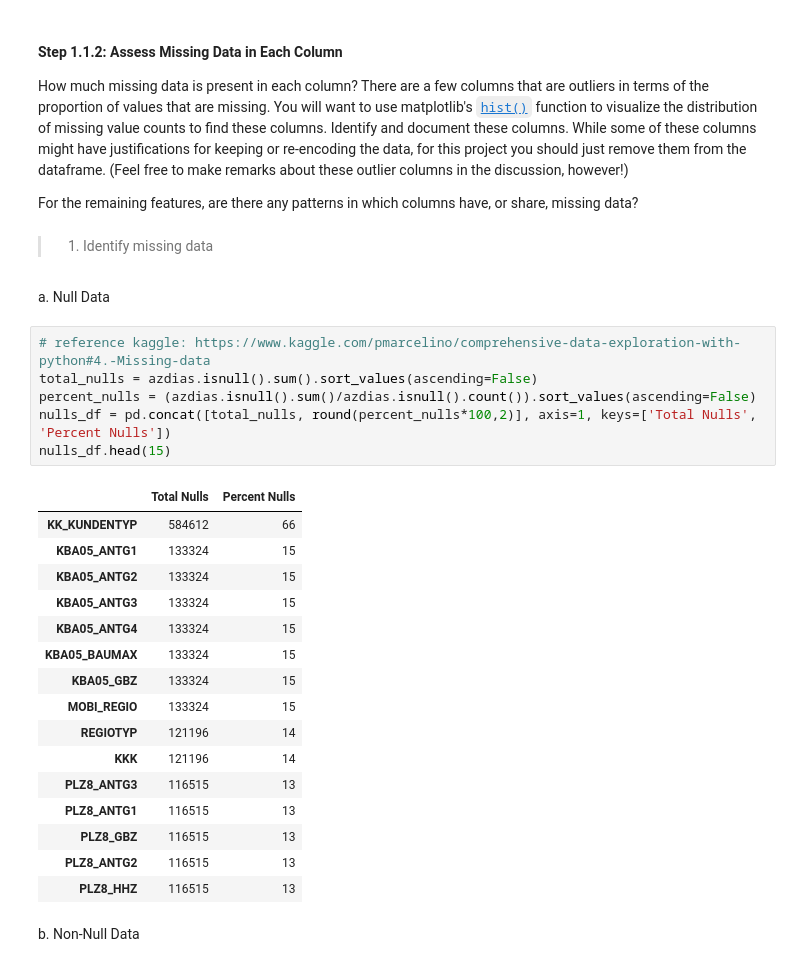
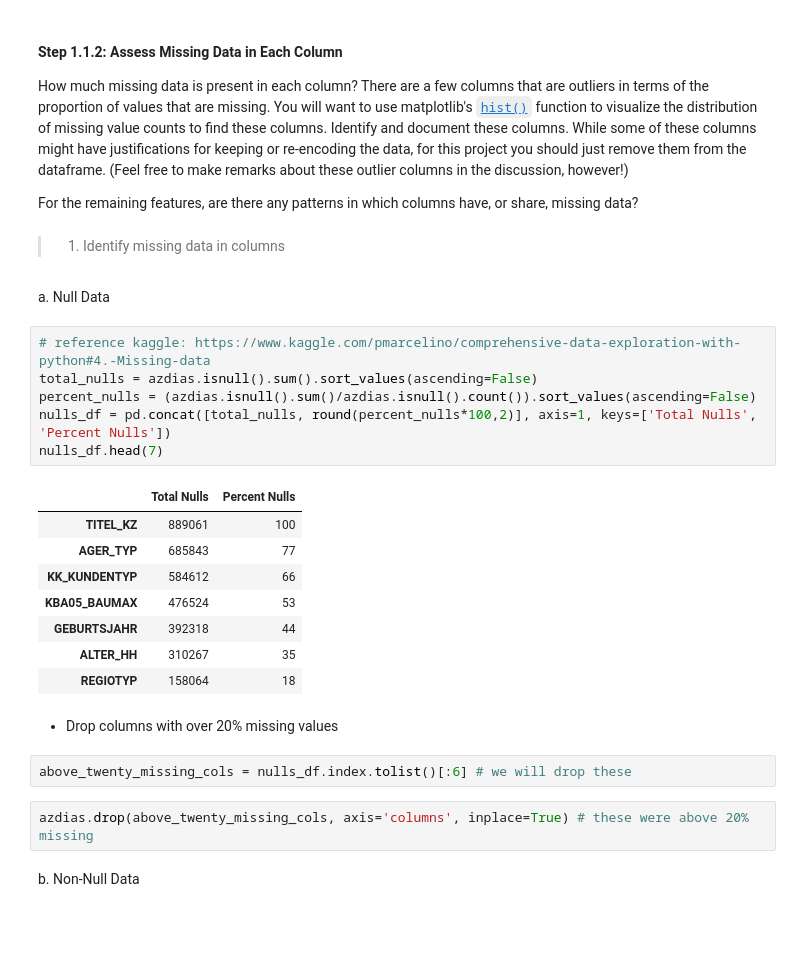
Before and after one commit to MJOAN/Udacity-ML-P5, a Jupyter notebook: Identify_Customer_Segments.ipynb, the cells around one changed output. Drawn from its saved outputs; the diff is of its cells as text; blank space fills up the shorter version.

```diff
--- a/Identify_Customer_Segments.ipynb
+++ b/Identify_Customer_Segments.ipynb
@@ -124,32 +82,30 @@ How much missing data is present in each column? There are a few columns that ar
 
 For the remaining features, are there any patterns in which columns have, or share, missing data?
 # %% [markdown]
-> 1. Identify missing data
+> 1. Identify missing data in columns
 # %% [markdown]
 a. Null Data
 # %%
 # reference kaggle: https://www.kaggle.com/pmarcelino/comprehensive-data-exploration-with-python#4.-Missing-data
 total_nulls = azdias.isnull().sum().sort_values(ascending=False)
 percent_nulls = (azdias.isnull().sum()/azdias.isnull().count()).sort_values(ascending=False)
 nulls_df = pd.concat([total_nulls, round(percent_nulls*100,2)], axis=1, keys=['Total Nulls', 'Percent Nulls'])
-nulls_df.head(15)
+nulls_df.head(7)
 # %% [output]
 |  | Total Nulls | Percent Nulls |
+| TITEL_KZ | 889061 | 100 |
+| AGER_TYP | 685843 | 77 |
 | KK_KUNDENTYP | 584612 | 66 |
-| KBA05_ANTG1 | 133324 | 15 |
-| KBA05_ANTG2 | 133324 | 15 |
-| KBA05_ANTG3 | 133324 | 15 |
-| KBA05_ANTG4 | 133324 | 15 |
-| KBA05_BAUMAX | 133324 | 15 |
-| KBA05_GBZ | 133324 | 15 |
-| MOBI_REGIO | 133324 | 15 |
-| REGIOTYP | 121196 | 14 |
-| KKK | 121196 | 14 |
-| PLZ8_ANTG3 | 116515 | 13 |
-| PLZ8_ANTG1 | 116515 | 13 |
-| PLZ8_GBZ | 116515 | 13 |
-| PLZ8_ANTG2 | 116515 | 13 |
-| PLZ8_HHZ | 116515 | 13 |
+| KBA05_BAUMAX | 476524 | 53 |
+| GEBURTSJAHR | 392318 | 44 |
+| ALTER_HH | 310267 | 35 |
+| REGIOTYP | 158064 | 18 |
+# %% [markdown]
+* Drop columns with over 20% missing values
+# %%
+above_twenty_missing_cols = nulls_df.index.tolist()[:6] # we will drop these
+# %%
+azdias.drop(above_twenty_missing_cols, axis='columns', inplace=True) # these were above 20% missing
 # %% [markdown]
 b. Non-Null Data
 # %%
```
Also changed, not shown: parts of 162 cells of this notebook, 1 other file.
